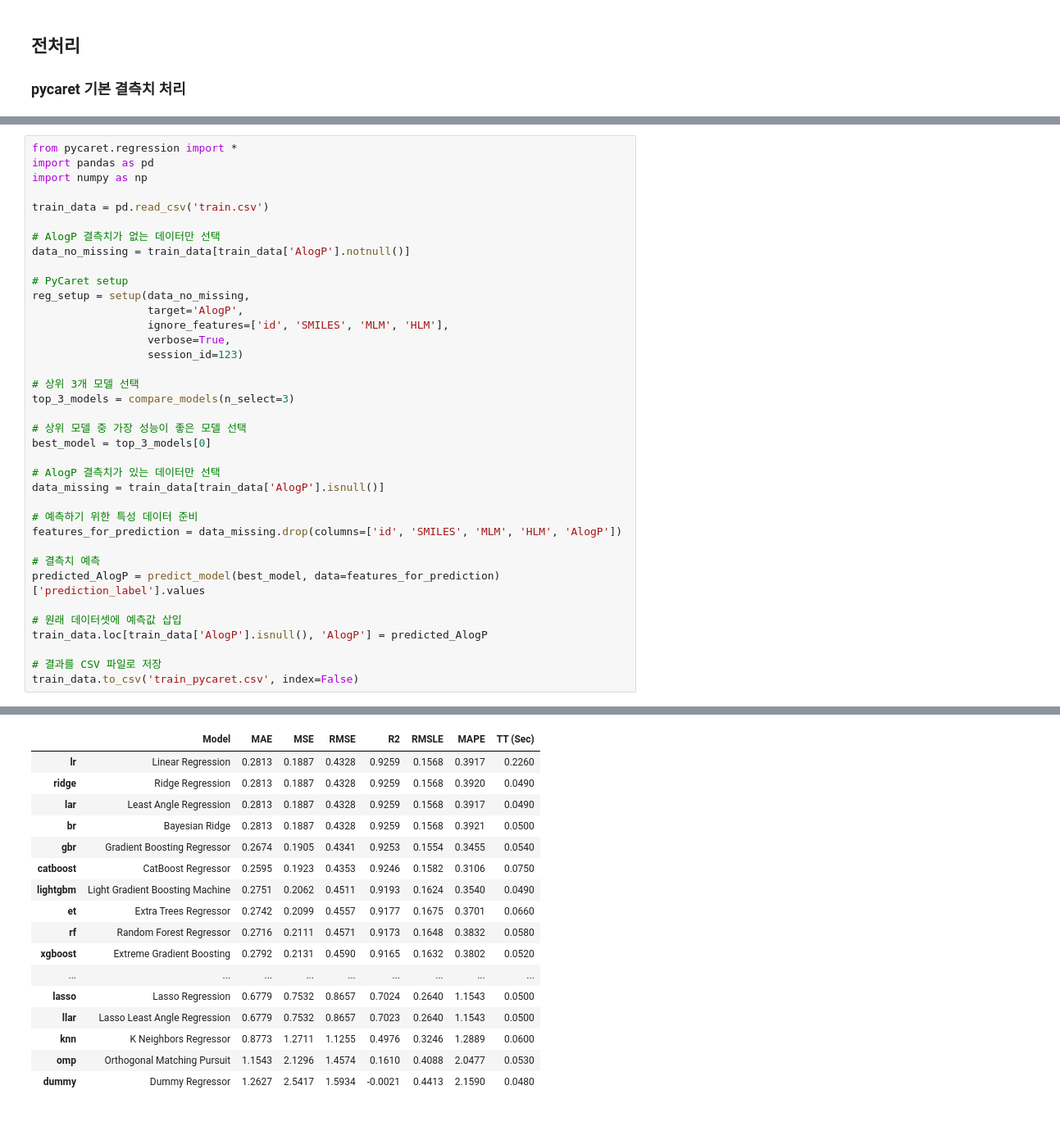
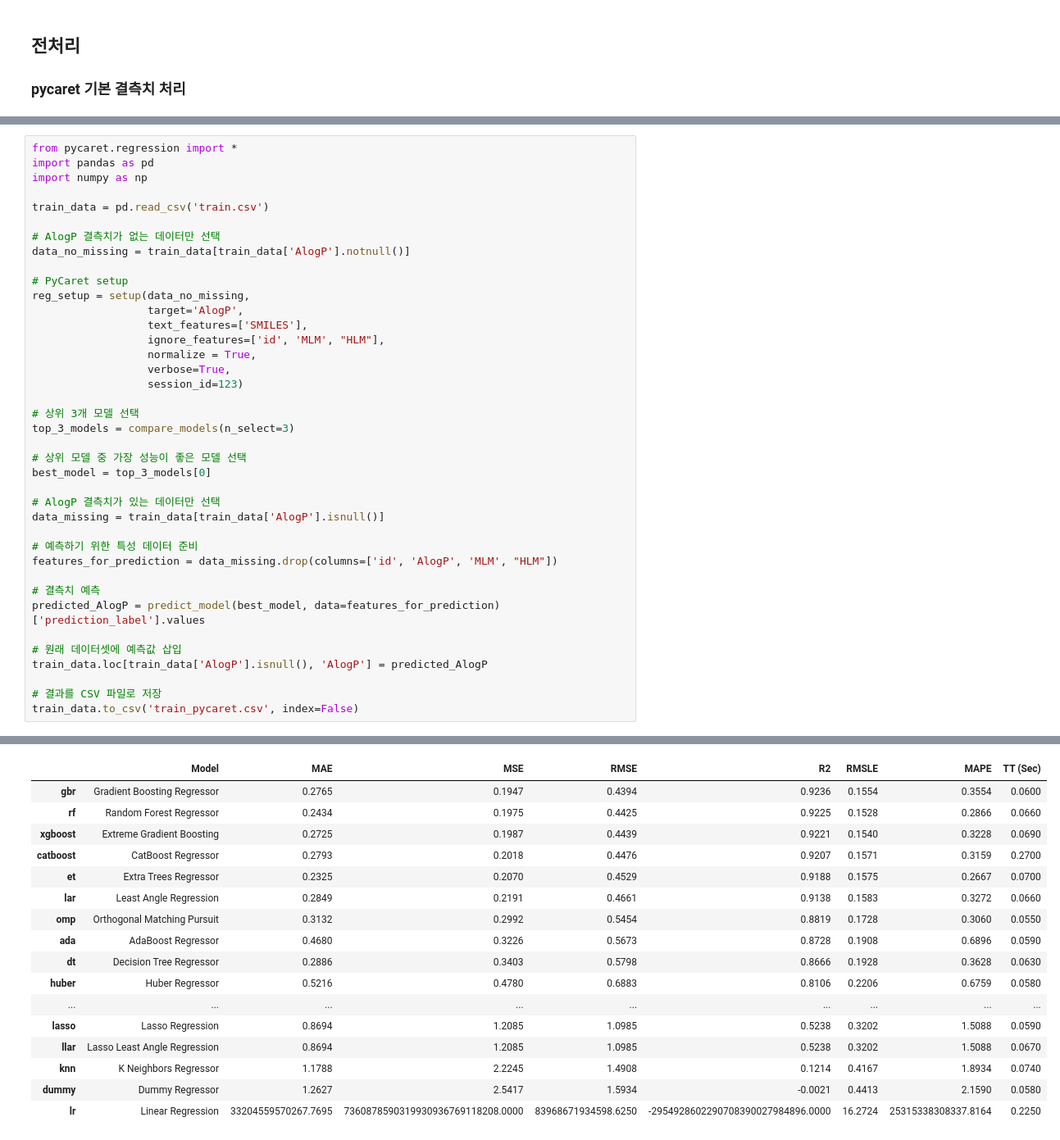
Before and after one commit to syshin0116/Dacon-New-Drug-Development, a Jupyter notebook: pycaret_tuned.ipynb, the cells around one changed output, grey strips where cells are left out. Shown at 82% size. Cells and saved outputs as stored; diff of their text form.

```diff
--- a/pycaret_tuned.ipynb
+++ b/pycaret_tuned.ipynb
@@ -90,7 +72,9 @@ data_no_missing = train_data[train_data['AlogP'].notnull()]
 # PyCaret setup
 reg_setup = setup(data_no_missing,
                   target='AlogP',
-                  ignore_features=['id', 'SMILES', 'MLM', 'HLM'],
+                  text_features=['SMILES'],
+                  ignore_features=['id', 'MLM', "HLM"],
+                  normalize = True,
                   verbose=True,
                   session_id=123)
 
@@ -104,7 +88,7 @@ best_model = top_3_models[0]
 data_missing = train_data[train_data['AlogP'].isnull()]
 
 # 예측하기 위한 특성 데이터 준비
-features_for_prediction = data_missing.drop(columns=['id', 'SMILES', 'MLM', 'HLM', 'AlogP'])
+features_for_prediction = data_missing.drop(columns=['id', 'AlogP', 'MLM', "HLM"])
 
 # 결측치 예측
 predicted_AlogP = predict_model(best_model, data=features_for_prediction)['prediction_label'].values
@@ -135,21 +119,21 @@ train_data.to_csv('train_pycaret.csv', index=False)
 [interactive output not drawn]
 |  | Model | MAE | MSE | RMSE | R2 | RMSLE | MAPE | TT (Sec) |
-| lr | Linear Regression | 0.2813 | 0.1887 | 0.4328 | 0.9259 | 0.1568 | 0.3917 | 0.2260 |
-| ridge | Ridge Regression | 0.2813 | 0.1887 | 0.4328 | 0.9259 | 0.1568 | 0.3920 | 0.0490 |
-| lar | Least Angle Regression | 0.2813 | 0.1887 | 0.4328 | 0.9259 | 0.1568 | 0.3917 | 0.0490 |
-| br | Bayesian Ridge | 0.2813 | 0.1887 | 0.4328 | 0.9259 | 0.1568 | 0.3921 | 0.0500 |
-| gbr | Gradient Boosting Regressor | 0.2674 | 0.1905 | 0.4341 | 0.9253 | 0.1554 | 0.3455 | 0.0540 |
-| catboost | CatBoost Regressor | 0.2595 | 0.1923 | 0.4353 | 0.9246 | 0.1582 | 0.3106 | 0.0750 |
-| lightgbm | Light Gradient Boosting Machine | 0.2751 | 0.2062 | 0.4511 | 0.9193 | 0.1624 | 0.3540 | 0.0490 |
-| et | Extra Trees Regressor | 0.2742 | 0.2099 | 0.4557 | 0.9177 | 0.1675 | 0.3701 | 0.0660 |
-| rf | Random Forest Regressor | 0.2716 | 0.2111 | 0.4571 | 0.9173 | 0.1648 | 0.3832 | 0.0580 |
-| xgboost | Extreme Gradient Boosting | 0.2792 | 0.2131 | 0.4590 | 0.9165 | 0.1632 | 0.3802 | 0.0520 |
+| gbr | Gradient Boosting Regressor | 0.2765 | 0.1947 | 0.4394 | 0.9236 | 0.1554 | 0.3554 | 0.0600 |
+| rf | Random Forest Regressor | 0.2434 | 0.1975 | 0.4425 | 0.9225 | 0.1528 | 0.2866 | 0.0660 |
+| xgboost | Extreme Gradient Boosting | 0.2725 | 0.1987 | 0.4439 | 0.9221 | 0.1540 | 0.3228 | 0.0690 |
+| catboost | CatBoost Regressor | 0.2793 | 0.2018 | 0.4476 | 0.9207 | 0.1571 | 0.3159 | 0.2700 |
+| et | Extra Trees Regressor | 0.2325 | 0.2070 | 0.4529 | 0.9188 | 0.1575 | 0.2667 | 0.0700 |
+| lar | Least Angle Regression | 0.2849 | 0.2191 | 0.4661 | 0.9138 | 0.1583 | 0.3272 | 0.0660 |
+| omp | Orthogonal Matching Pursuit | 0.3132 | 0.2992 | 0.5454 | 0.8819 | 0.1728 | 0.3060 | 0.0550 |
+| ada | AdaBoost Regressor | 0.4680 | 0.3226 | 0.5673 | 0.8728 | 0.1908 | 0.6896 | 0.0590 |
+| dt | Decision Tree Regressor | 0.2886 | 0.3403 | 0.5798 | 0.8666 | 0.1928 | 0.3628 | 0.0630 |
+| huber | Huber Regressor | 0.5216 | 0.4780 | 0.6883 | 0.8106 | 0.2206 | 0.6759 | 0.0580 |
 | ... | ... | ... | ... | ... | ... | ... | ... | ... |
-| lasso | Lasso Regression | 0.6779 | 0.7532 | 0.8657 | 0.7024 | 0.2640 | 1.1543 | 0.0500 |
-| llar | Lasso Least Angle Regression | 0.6779 | 0.7532 | 0.8657 | 0.7023 | 0.2640 | 1.1543 | 0.0500 |
-| knn | K Neighbors Regressor | 0.8773 | 1.2711 | 1.1255 | 0.4976 | 0.3246 | 1.2889 | 0.0600 |
-| omp | Orthogonal Matching Pursuit | 1.1543 | 2.1296 | 1.4574 | 0.1610 | 0.4088 | 2.0477 | 0.0530 |
-| dummy | Dummy Regressor | 1.2627 | 2.5417 | 1.5934 | -0.0021 | 0.4413 | 2.1590 | 0.0480 |
+| lasso | Lasso Regression | 0.8694 | 1.2085 | 1.0985 | 0.5238 | 0.3202 | 1.5088 | 0.0590 |
+| llar | Lasso Least Angle Regression | 0.8694 | 1.2085 | 1.0985 | 0.5238 | 0.3202 | 1.5088 | 0.0670 |
+| knn | K Neighbors Regressor | 1.1788 | 2.2245 | 1.4908 | 0.1214 | 0.4167 | 1.8934 | 0.0740 |
+| dummy | Dummy Regressor | 1.2627 | 2.5417 | 1.5934 | -0.0021 | 0.4413 | 2.1590 | 0.0580 |
+| lr | Linear Regression | 33204559570267.7695 | 7360878590319930936769118208.0000 | 83968671934598.6250 | -2954928602290708390027984896.0000 | 16.2724 | 25315338308337.8164 | 0.2250 |
 [interactive output not drawn]
 # %%
 # 테스트 데이터 로드
```
Also changed, not shown: parts of 20 cells of this notebook, 11 other files.
